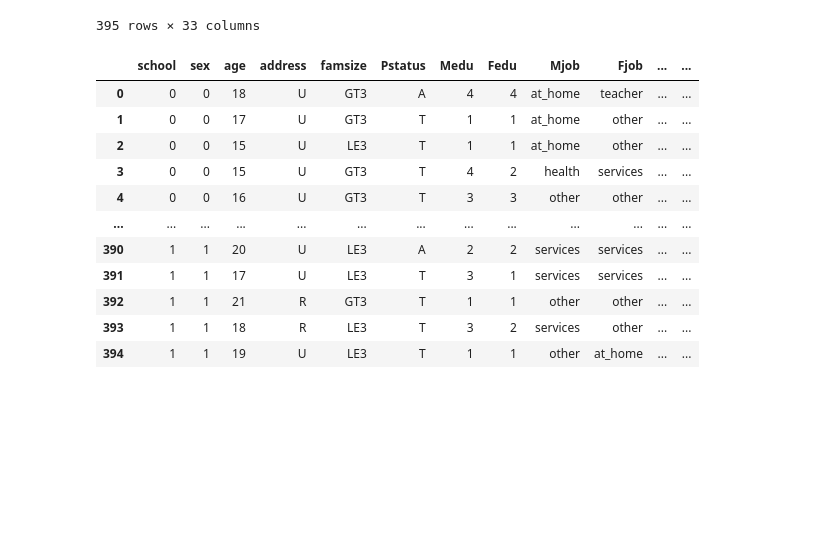
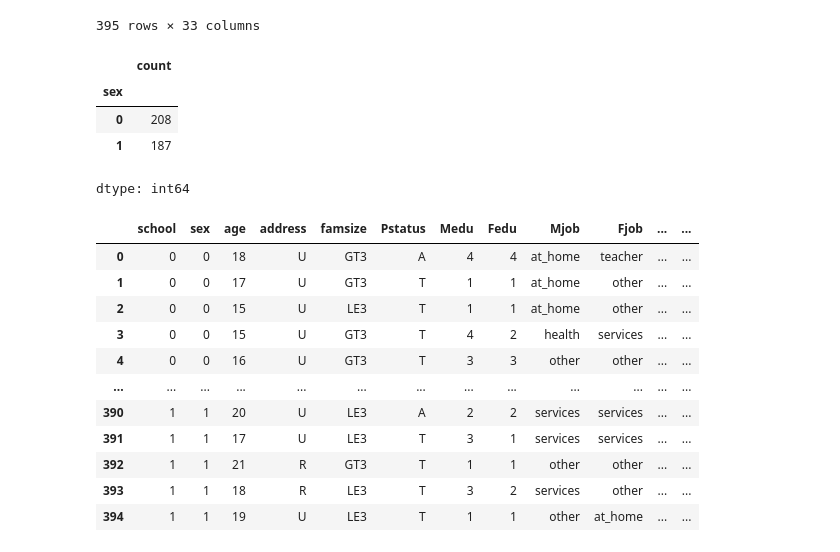
Before and after one commit to ZohaAsghar/Student-Performance, a Jupyter notebook: Student_Performance.ipynb, the cells around one changed output. Saved outputs shown, nothing was run; the diff lists cells and outputs as text; code cells hidden in the pictures; blank space fills up the shorter version.

```diff
--- a/Student_Performance.ipynb
+++ b/Student_Performance.ipynb
@@ -192,6 +209,14 @@ df
 | 393 | 1 | M | 18 | R | LE3 | T | 3 | 2 | services | other | ... | ... |
 | 394 | 1 | M | 19 | U | LE3 | T | 1 | 1 | other | at_home | ... | ... |
 395 rows × 33 columns
+# %%
+df["sex"].value_counts()
+# %% [output]
+|  | count |
+| sex |  |
+| 0 | 208 |
+| 1 | 187 |
+dtype: int64
 # %%
 df["sex"]=df["sex"].astype(str)
 df["sex"]=coder.fit_transform(df["sex"])
```
Also changed, not shown: parts of 11 cells of this notebook.
